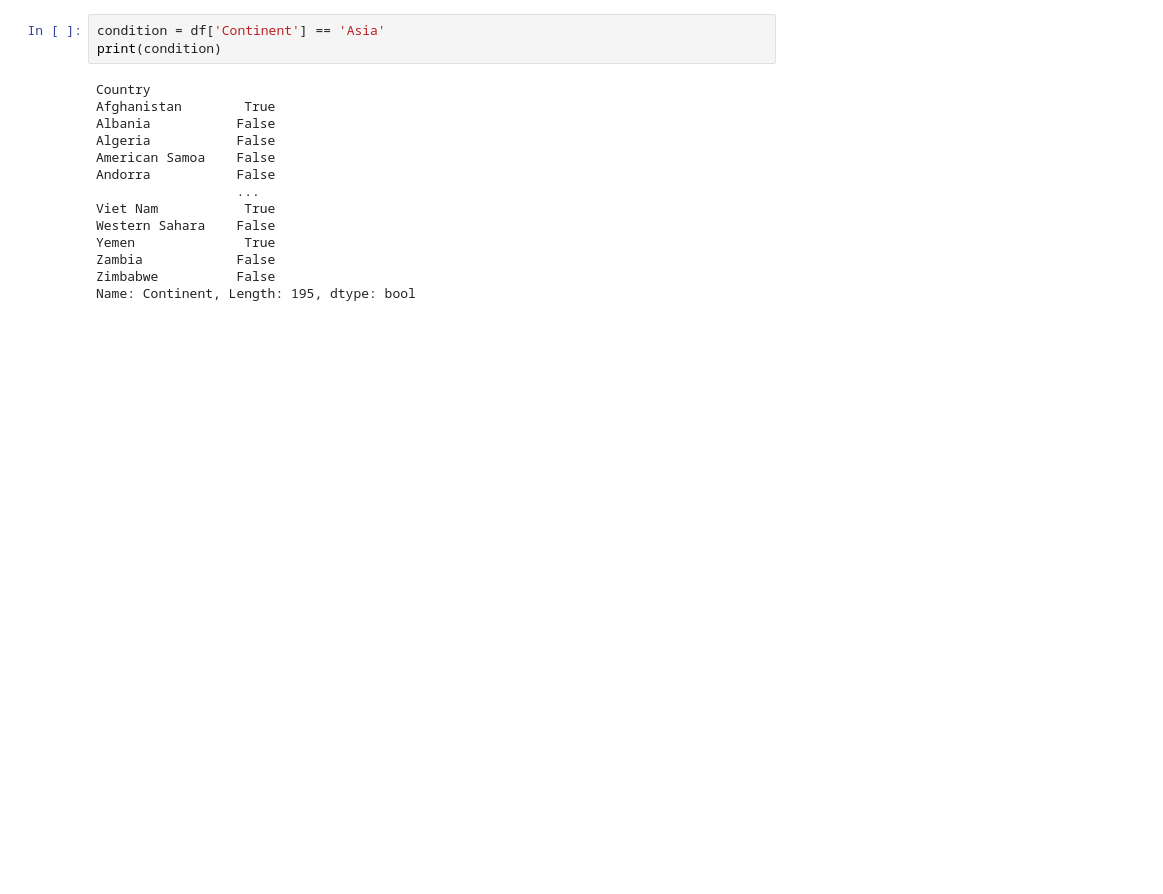
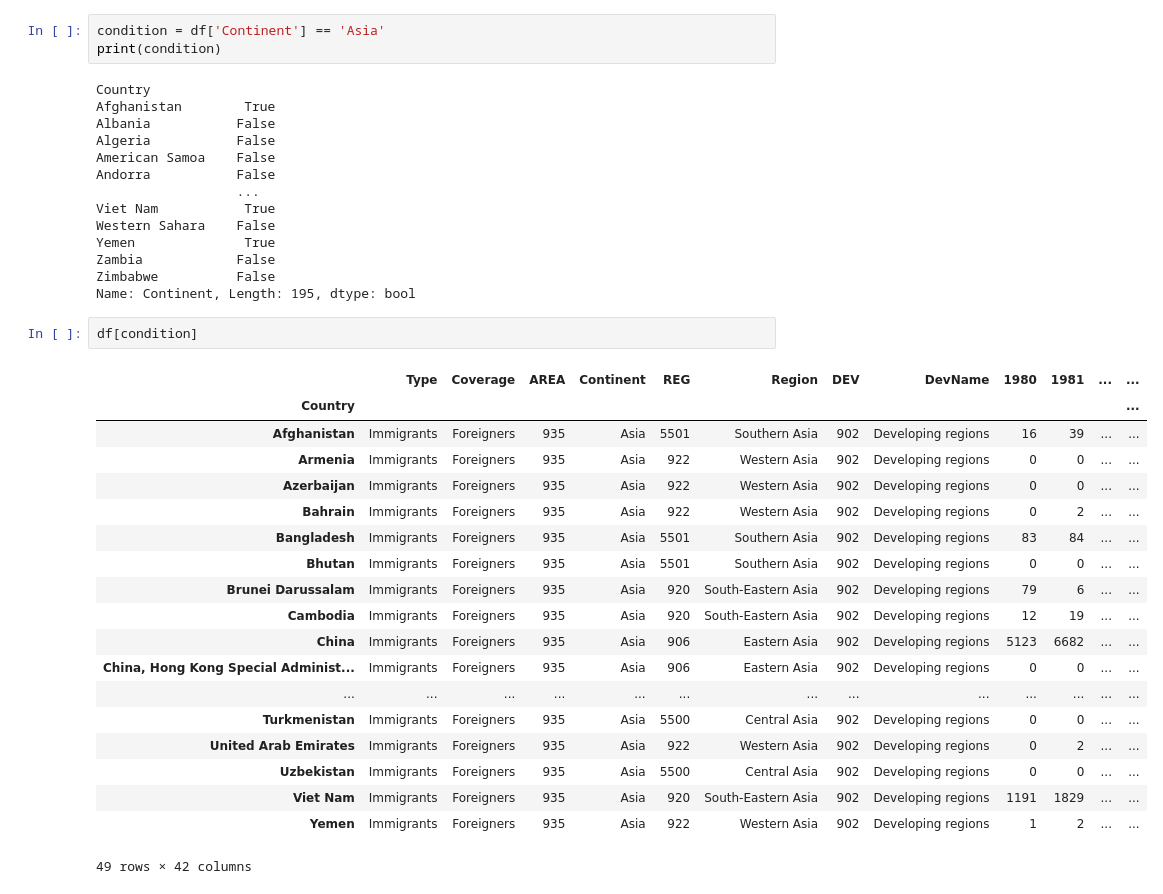
Before and after one commit to riddhikale/immigration_analysis, a Jupyter notebook: canada.ipynb, the cells around one changed output. Saved outputs shown, nothing was run; the diff lists cells and outputs as text; blank space fills up the shorter version.

Commit message:
analyzing most immigrants

```diff
--- a/canada.ipynb
+++ b/canada.ipynb
@@ -141,3 +141,25 @@ Yemen              True
 Zambia            False
 Zimbabwe          False
 Name: Continent, Length: 195, dtype: bool
+# %%
+df[condition]
+# %% [output]
+|  | Type | Coverage | AREA | Continent | REG | Region | DEV | DevName | 1980 | 1981 | ... | ... |
+| Country |  |  |  |  |  |  |  |  |  |  |  | ... |
+| Afghanistan | Immigrants | Foreigners | 935 | Asia | 5501 | Southern Asia | 902 | Developing regions | 16 | 39 | ... | ... |
+| Armenia | Immigrants | Foreigners | 935 | Asia | 922 | Western Asia | 902 | Developing regions | 0 | 0 | ... | ... |
+| Azerbaijan | Immigrants | Foreigners | 935 | Asia | 922 | Western Asia | 902 | Developing regions | 0 | 0 | ... | ... |
+| Bahrain | Immigrants | Foreigners | 935 | Asia | 922 | Western Asia | 902 | Developing regions | 0 | 2 | ... | ... |
+| Bangladesh | Immigrants | Foreigners | 935 | Asia | 5501 | Southern Asia | 902 | Developing regions | 83 | 84 | ... | ... |
+| Bhutan | Immigrants | Foreigners | 935 | Asia | 5501 | Southern Asia | 902 | Developing regions | 0 | 0 | ... | ... |
+| Brunei Darussalam | Immigrants | Foreigners | 935 | Asia | 920 | South-Eastern Asia | 902 | Developing regions | 79 | 6 | ... | ... |
+| Cambodia | Immigrants | Foreigners | 935 | Asia | 920 | South-Eastern Asia | 902 | Developing regions | 12 | 19 | ... | ... |
+| China | Immigrants | Foreigners | 935 | Asia | 906 | Eastern Asia | 902 | Developing regions | 5123 | 6682 | ... | ... |
+| China, Hong Kong Special Administ... | Immigrants | Foreigners | 935 | Asia | 906 | Eastern Asia | 902 | Developing regions | 0 | 0 | ... | ... |
+| ... | ... | ... | ... | ... | ... | ... | ... | ... | ... | ... | ... | ... |
+| Turkmenistan | Immigrants | Foreigners | 935 | Asia | 5500 | Central Asia | 902 | Developing regions | 0 | 0 | ... | ... |
+| United Arab Emirates | Immigrants | Foreigners | 935 | Asia | 922 | Western Asia | 902 | Developing regions | 0 | 2 | ... | ... |
+| Uzbekistan | Immigrants | Foreigners | 935 | Asia | 5500 | Central Asia | 902 | Developing regions | 0 | 0 | ... | ... |
+| Viet Nam | Immigrants | Foreigners | 935 | Asia | 920 | South-Eastern Asia | 902 | Developing regions | 1191 | 1829 | ... | ... |
+| Yemen | Immigrants | Foreigners | 935 | Asia | 922 | Western Asia | 902 | Developing regions | 1 | 2 | ... | ... |
+49 rows × 42 columns
```
Also changed, not shown: parts of 3 cells of this notebook.
